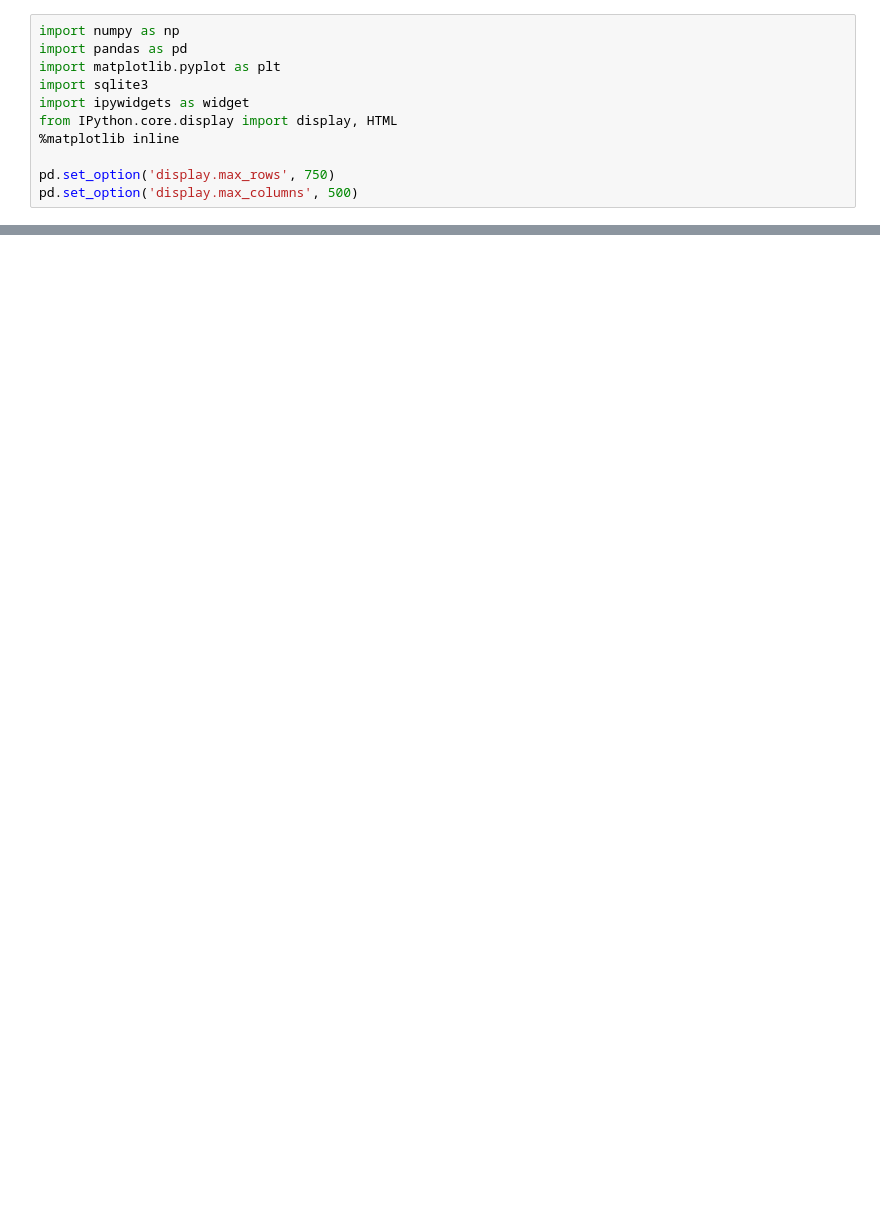
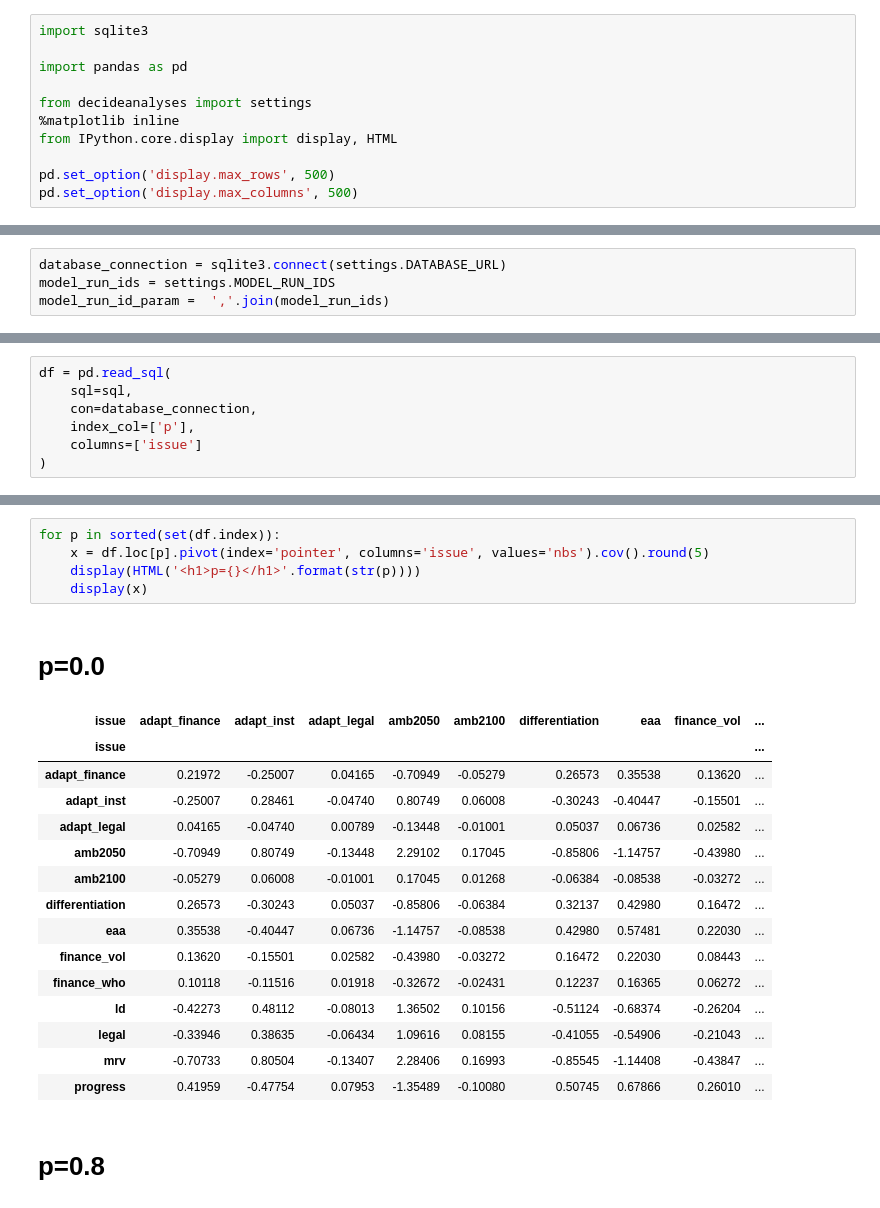
Before and after one commit to foarsitter/decide-analysis, a Jupyter notebook: decideanalyses/notebooks/covariance.ipynb, the cells around one changed output, grey strips where cells are left out. Cells and saved outputs as stored; diff of their text form; blank space fills up the shorter version.

```diff
--- a/notebooks/issues.ipynb
+++ b/decideanalyses/notebooks/covariance.ipynb
@@ -4,11 +7,11 @@ Vergelijk de verschillen in de NBS per issue en per waarde van p
 # %%
-import numpy as np
+import sqlite3
+
 import pandas as pd
-import matplotlib.pyplot as plt
-import sqlite3
-import ipywidgets as widget
+
+from decideanalyses import settings
+%matplotlib inline
 from IPython.core.display import display, HTML
-%matplotlib inline
 
-pd.set_option('display.max_rows', 750)
+pd.set_option('display.max_rows', 500)
 pd.set_option('display.max_columns', 500)
@@ -17 +18,5 @@ conn = sqlite3.connect('/home/jelmert/PycharmProjects/decide-exchange-model/data
+# %%
+database_connection = sqlite3.connect(settings.DATABASE_URL)
+model_run_ids = settings.MODEL_RUN_IDS
+model_run_id_param =  ','.join(model_run_ids)
 # %%
@@ -83,0 +43,7 @@ for actor, actor_id in actors:
+# %%
+df = pd.read_sql(
+    sql=sql,
+    con=database_connection,
+    index_col=['p'],
+    columns=['issue']
+)
@@ -83,0 +53,23 @@ for actor, actor_id in actors:
+# %%
+for p in sorted(set(df.index)):
+    x = df.loc[p].pivot(index='pointer', columns='issue', values='nbs').cov().round(5)
+    display(HTML('<h1>p={}</h1>'.format(str(p))))
+    display(x)
+# %% [output]
+p=0.0
+| issue | adapt_finance | adapt_inst | adapt_legal | amb2050 | amb2100 | differentiation | eaa | finance_vol | ... |
+| issue |  |  |  |  |  |  |  |  | ... |
+| adapt_finance | 0.21972 | -0.25007 | 0.04165 | -0.70949 | -0.05279 | 0.26573 | 0.35538 | 0.13620 | ... |
+| adapt_inst | -0.25007 | 0.28461 | -0.04740 | 0.80749 | 0.06008 | -0.30243 | -0.40447 | -0.15501 | ... |
+| adapt_legal | 0.04165 | -0.04740 | 0.00789 | -0.13448 | -0.01001 | 0.05037 | 0.06736 | 0.02582 | ... |
+| amb2050 | -0.70949 | 0.80749 | -0.13448 | 2.29102 | 0.17045 | -0.85806 | -1.14757 | -0.43980 | ... |
+| amb2100 | -0.05279 | 0.06008 | -0.01001 | 0.17045 | 0.01268 | -0.06384 | -0.08538 | -0.03272 | ... |
+| differentiation | 0.26573 | -0.30243 | 0.05037 | -0.85806 | -0.06384 | 0.32137 | 0.42980 | 0.16472 | ... |
+| eaa | 0.35538 | -0.40447 | 0.06736 | -1.14757 | -0.08538 | 0.42980 | 0.57481 | 0.22030 | ... |
+| finance_vol | 0.13620 | -0.15501 | 0.02582 | -0.43980 | -0.03272 | 0.16472 | 0.22030 | 0.08443 | ... |
+| finance_who | 0.10118 | -0.11516 | 0.01918 | -0.32672 | -0.02431 | 0.12237 | 0.16365 | 0.06272 | ... |
+| ld | -0.42273 | 0.48112 | -0.08013 | 1.36502 | 0.10156 | -0.51124 | -0.68374 | -0.26204 | ... |
+| legal | -0.33946 | 0.38635 | -0.06434 | 1.09616 | 0.08155 | -0.41055 | -0.54906 | -0.21043 | ... |
+| mrv | -0.70733 | 0.80504 | -0.13407 | 2.28406 | 0.16993 | -0.85545 | -1.14408 | -0.43847 | ... |
+| progress | 0.41959 | -0.47754 | 0.07953 | -1.35489 | -0.10080 | 0.50745 | 0.67866 | 0.26010 | ... |
+p=0.8
```
Also changed, not shown: parts of 9 cells of this notebook, 19 other files.
